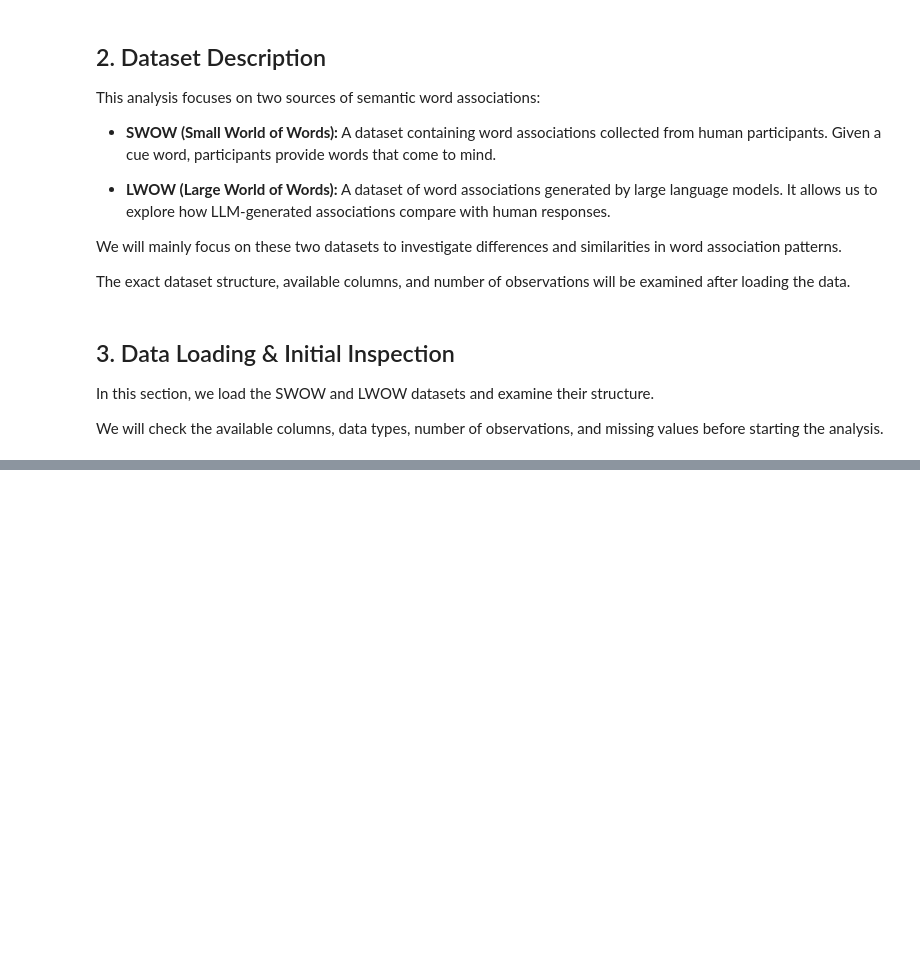
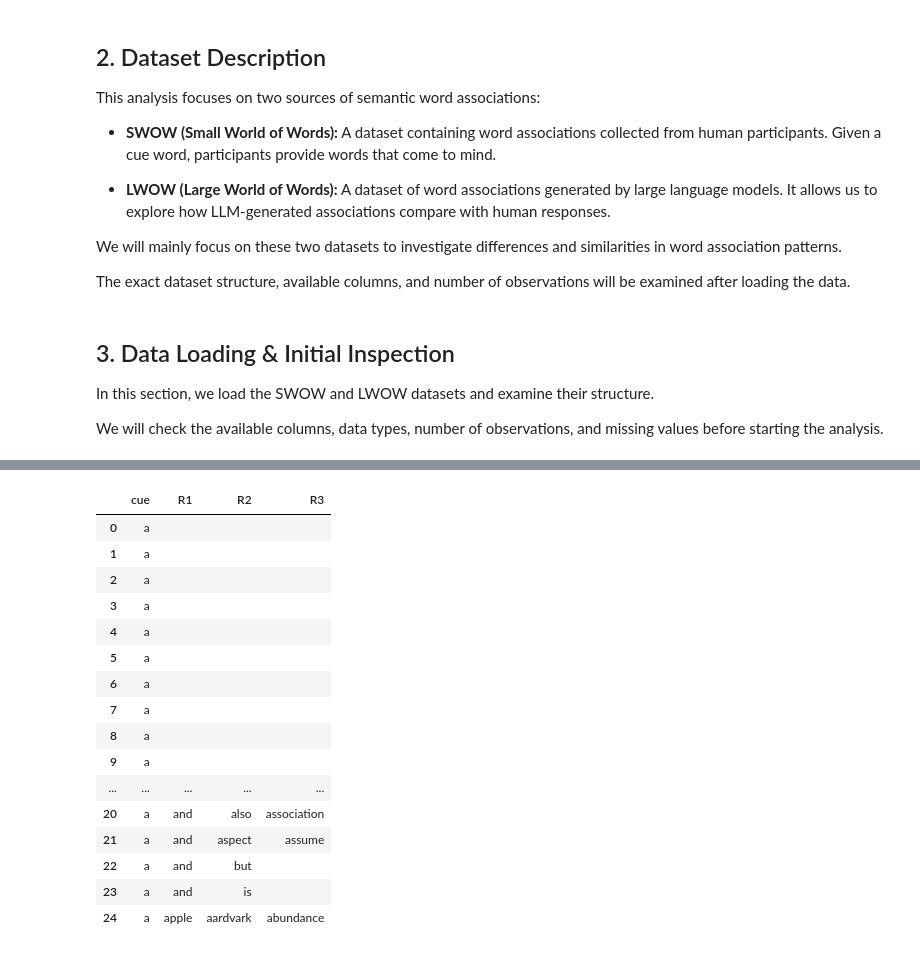
Before and after one commit to domnudragota/llm-eda, a Jupyter notebook: EDA_llm_cognition.ipynb, the cells around one changed output, grey strips where cells are left out. Saved outputs shown, nothing was run; the diff lists cells and outputs as text; code cells hidden in the pictures; blank space fills up the shorter version.

Commit message:
feat: implement section 3 covering data that we have

```diff
--- a/EDA_llm_cognition.ipynb
+++ b/EDA_llm_cognition.ipynb
@@ -52,0 +45,9 @@ pd.set_option("display.max_colwidth", 100)
+# %%
+from pathlib import Path
+
+DATA_DIR = Path("data")
+
+print("Available datasets:")
+
+for path in sorted(DATA_DIR.rglob("*.csv")):
+    print(path)
@@ -52,0 +179,14 @@ pd.set_option("display.max_colwidth", 100)
+# %%
+
+llama_path = DATA_DIR / "lwow" / "FA_Llama3.csv"
+mistral_path = DATA_DIR / "lwow" / "FA_Mistral.csv"
+
+llama = pd.read_csv(llama_path, low_memory=False)
+mistral = pd.read_csv(mistral_path, low_memory=False)
+
+print("Llama3:")
+display(llama.head())
+
+# edit: why does mistal return NaN
+print("Mistral:")
+display(mistral.head())
@@ -52,0 +289,28 @@ pd.set_option("display.max_colwidth", 100)
+# %%
+
+# small checkup, inspect the raw values from the beginning of the Mistral CSV
+mistral_raw = pd.read_csv(
+    mistral_path,
+    nrows=25,
+    keep_default_na=False
+)
+
+display(mistral_raw.head(25))
+# %% [output]
+|  | cue | R1 | R2 | R3 |
+| 0 | a |  |  |  |
+| 1 | a |  |  |  |
+| 2 | a |  |  |  |
+| 3 | a |  |  |  |
+| 4 | a |  |  |  |
+| 5 | a |  |  |  |
+| 6 | a |  |  |  |
+| 7 | a |  |  |  |
+| 8 | a |  |  |  |
+| 9 | a |  |  |  |
+| ... | ... | ... | ... | ... |
+| 20 | a | and | also | association |
+| 21 | a | and | aspect | assume |
+| 22 | a | and | but |  |
+| 23 | a | and | is |  |
+| 24 | a | apple | aardvark | abundance |
```
Also changed, not shown: parts of 20 cells of this notebook.
